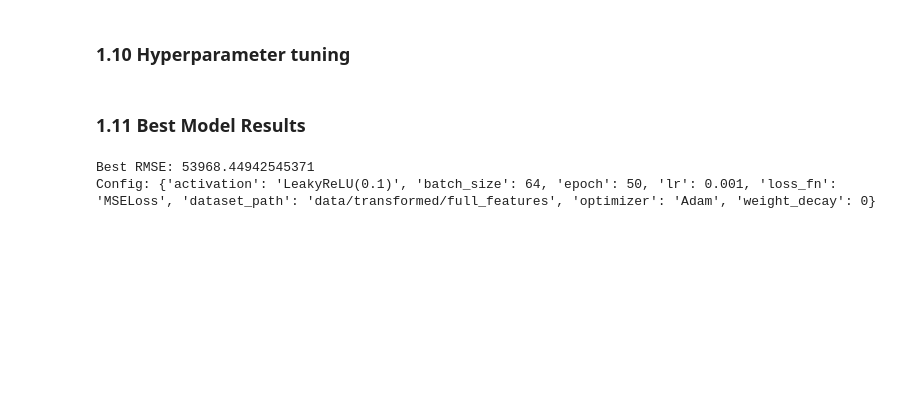
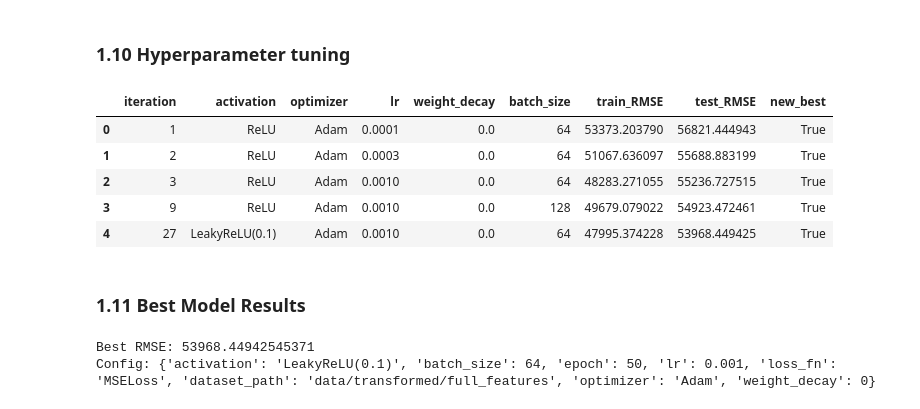
Before and after one commit to NiceeTV/ZNEUS-Projekt1, a Jupyter notebook: model_train_eval.ipynb, the cells around one changed output. Cells and saved outputs as stored; diff of their text form; code cells hidden in the pictures; blank space fills up the shorter version.

```diff
--- a/model_train_eval.ipynb
+++ b/model_train_eval.ipynb
@@ -582,3 +577,14 @@ hyperparameter_tuning(train_df) #start hyperparameter tuning
+# %%
+#best iterations
+tuning_res = pd.read_csv("models_tuning/tuning_improvements.csv")
+tuning_res
+# %% [output]
+|  | iteration | activation | optimizer | lr | weight_decay | batch_size | train_RMSE | test_RMSE | new_best |
+| 0 | 1 | ReLU | Adam | 0.0001 | 0.0 | 64 | 53373.203790 | 56821.444943 | True |
+| 1 | 2 | ReLU | Adam | 0.0003 | 0.0 | 64 | 51067.636097 | 55688.883199 | True |
+| 2 | 3 | ReLU | Adam | 0.0010 | 0.0 | 64 | 48283.271055 | 55236.727515 | True |
+| 3 | 9 | ReLU | Adam | 0.0010 | 0.0 | 128 | 49679.079022 | 54923.472461 | True |
+| 4 | 27 | LeakyReLU(0.1) | Adam | 0.0010 | 0.0 | 64 | 47995.374228 | 53968.449425 | True |
 # %% [markdown]
 ### 1.11 Best Model Results
 # %%
```
Also changed, not shown: parts of 5 cells of this notebook, 2 other files.
